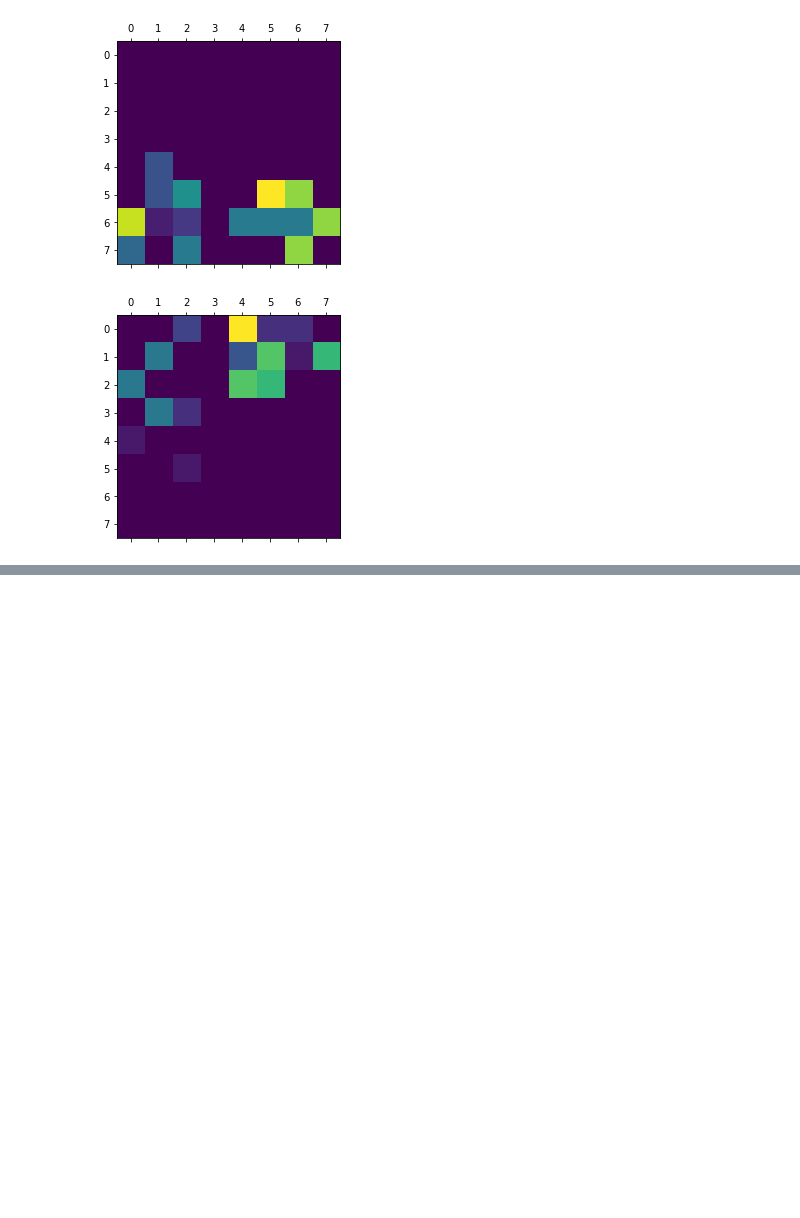
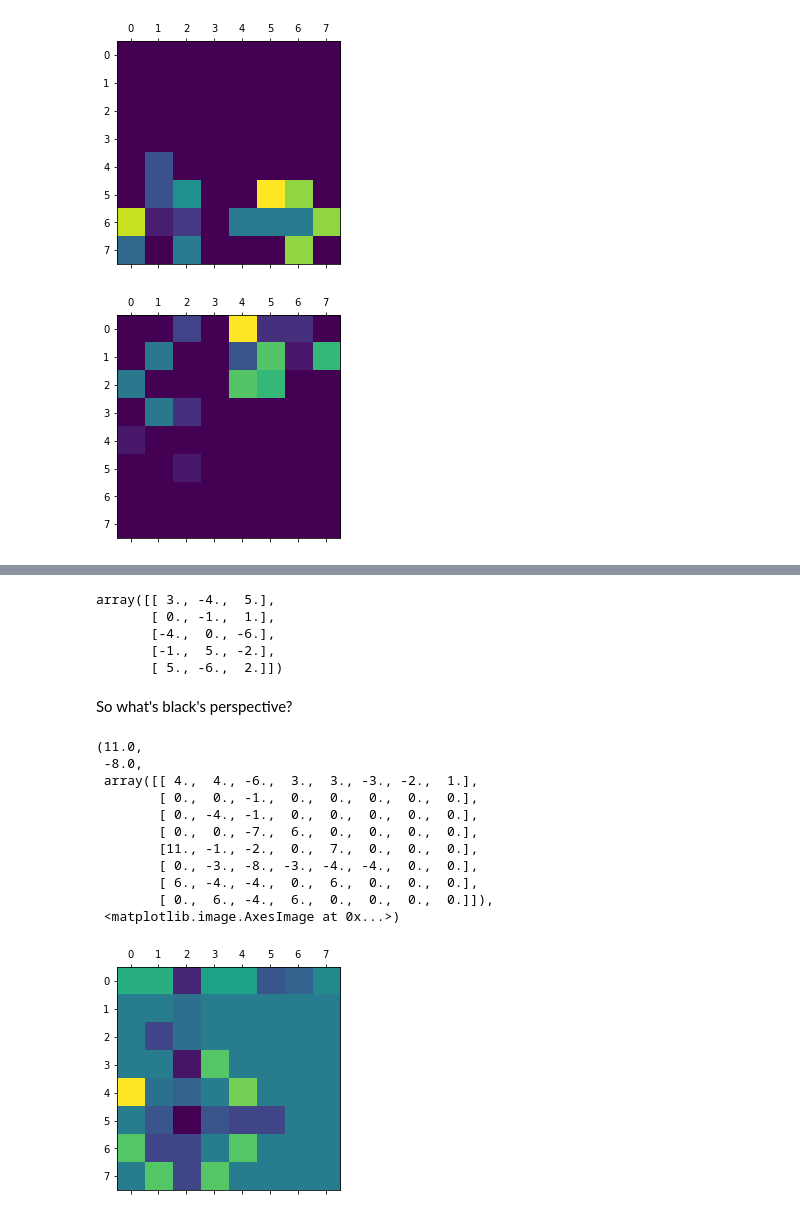
Before and after one commit to mikhas/cheviz, a Jupyter notebook: 01_data.ipynb, the cells around one changed output, grey strips where cells are left out. Cells and saved outputs as stored; diff of their text form; code cells hidden in the pictures; blank space fills up the shorter version.

```diff
--- a/01_data.ipynb
+++ b/01_data.ipynb
@@ -195,0 +263,26 @@ I feel like this is one of the typical cases where as a data scientist you choos
+# %%
+data.reshape(8, 8)[3:8, 1:4]
+# %% [output]
+array([[ 3., -4.,  5.],
+       [ 0., -1.,  1.],
+       [-4.,  0., -6.],
+       [-1.,  5., -2.],
+       [ 5., -6.,  2.]])
+# %% [markdown]
+So what's black's perspective?
+# %%
+data = diffReduce(ms(mr, chess.BLACK, core.attack))
+max(data), min(data), data.reshape(8, 8), core.show(data)
+# %% [output]
+(11.0,
+ -8.0,
+ array([[ 4.,  4., -6.,  3.,  3., -3., -2.,  1.],
+        [ 0.,  0., -1.,  0.,  0.,  0.,  0.,  0.],
+        [ 0., -4., -1.,  0.,  0.,  0.,  0.,  0.],
+        [ 0.,  0., -7.,  6.,  0.,  0.,  0.,  0.],
+        [11., -1., -2.,  0.,  7.,  0.,  0.,  0.],
+        [ 0., -3., -8., -3., -4., -4.,  0.,  0.],
+        [ 6., -4., -4.,  0.,  6.,  0.,  0.,  0.],
+        [ 0.,  6., -4.,  6.,  0.,  0.,  0.,  0.]]),
+ <matplotlib.image.AxesImage at 0x...>)
+[figure, added]
```
Also changed, not shown: parts of 15 cells of this notebook, 3 other files.
